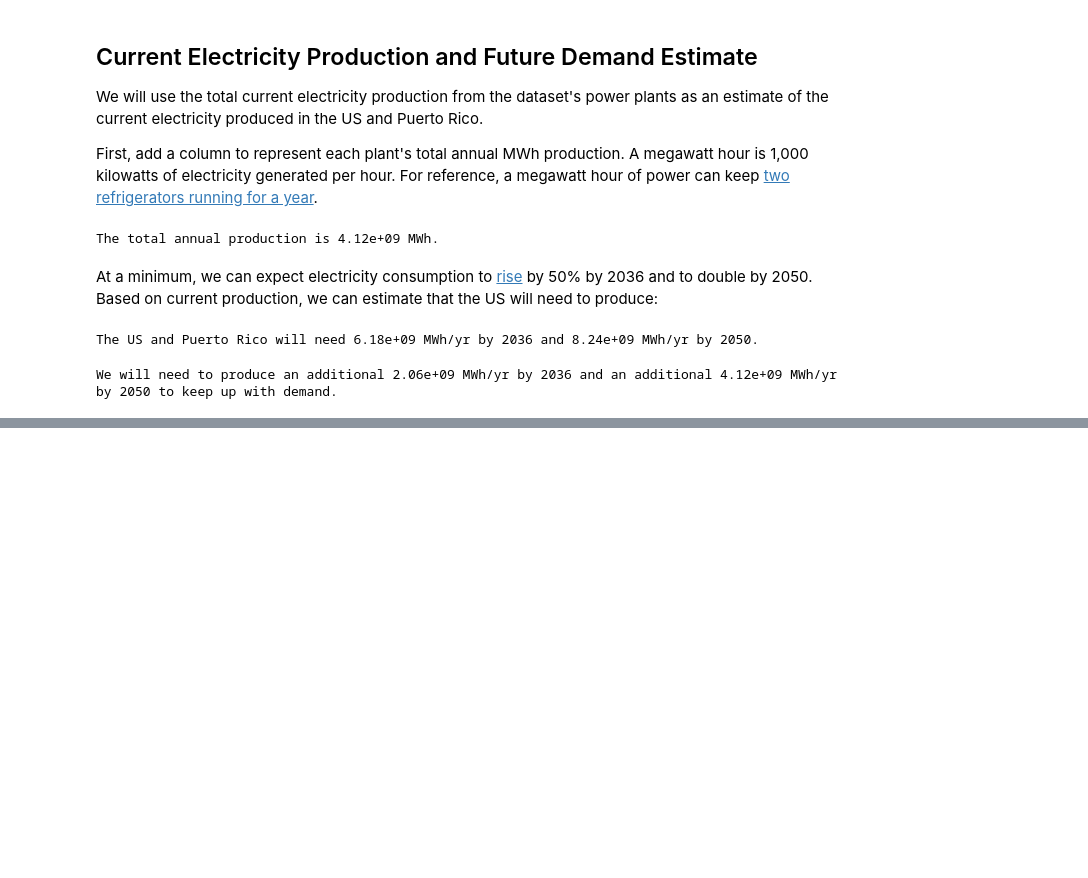
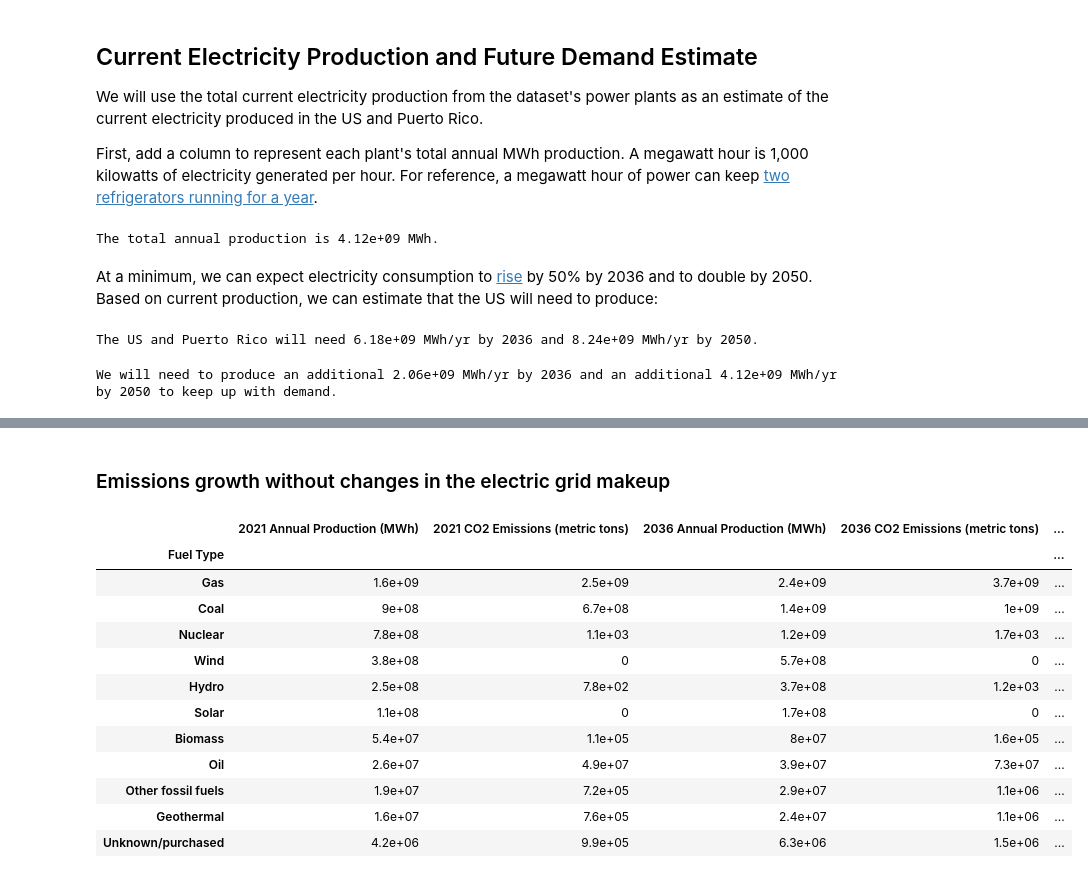
Before and after one commit to BenBagBag/egrid, a Jupyter notebook: How Green Is My Grid?.ipynb, the cells around one changed output, grey strips where cells are left out. Saved outputs shown, nothing was run; the diff lists cells and outputs as text; code cells hidden in the pictures; blank space fills up the shorter version.

```diff
--- a/How Green Is My Grid?.ipynb
+++ b/How Green Is My Grid?.ipynb
@@ -264,7 +255,9 @@ lbs_to_metric_tons_factor = 0.000453592
 fuel_type_efficiency['CO2 emissions metric tons/MWh'] = fuel_type_efficiency['CO2 emissions lb/MWh'] * lbs_to_metric_tons_factor
 
 # Ignoring the "grab bag" categories, because those include multiple fuel types
-fuel_type_efficiency[~fuel_type_efficiency['Fuel type'].isin(['OTHF', 'OFSL'])]
+fuel_type_efficiency = fuel_type_efficiency[~fuel_type_efficiency['Fuel type'].isin(['OTHF', 'OFSL'])]
+
+fuel_type_efficiency
 # %% [output]
 |  | Fuel type | CO2 emissions lb/MWh | CO2 emissions metric tons/MWh |
 | 0 | OIL | 4.1e+03 | 1.9 |
@@ -518,0 +530,6 @@ array(['HYDRO', 'OIL', 'COAL', 'GAS', 'OTHF', 'WIND', 'BIOMASS', 'SOLAR',
+# %%
+fuel_type_mappings = { 'OIL': 'Oil', 'GAS': 'Gas', 'COAL': 'Coal', 'OFSL': 'Unknown/purchased', 'OTHF': 'Other fossil fuels', 'GEOTHERMAL': 'Geothermal', 'BIOMASS': 'Biomass', 'HYDRO': 'Hydro', 'NUCLEAR': 'Nuclear', 'SOLAR': 'Solar', 'WIND': 'Wind' }
+fuel_type_efficiency = fuel_type_efficiency.replace({'Fuel type': fuel_type_mappings})
+# %%
+fuel_type_efficiency = fuel_type_efficiency.set_index('Fuel type')
+fuel_type_efficiency
@@ -518,0 +550,34 @@ array(['HYDRO', 'OIL', 'COAL', 'GAS', 'OTHF', 'WIND', 'BIOMASS', 'SOLAR',
+# %% [markdown]
+### Emissions growth without changes in the electric grid makeup
+# %%
+# 2021
+grid_growth_df_no_greening = fuel_production_by_type[['Annual Production (MWh)']]
+grid_growth_df_no_greening.columns = ['2021 Annual Production (MWh)']
+
+grid_growth_df_no_greening['2021 CO2 Emissions (metric tons)'] = fuel_type_efficiency['CO2 emissions metric tons/MWh'] * fuel_production_by_type['Annual Production (MWh)']
+
+# 2036
+# power needs will rise by 50% from 2021
+grid_growth_df_no_greening['2036 Annual Production (MWh)'] = grid_growth_df_no_greening['2021 Annual Production (MWh)'] * 1.5
+grid_growth_df_no_greening['2036 CO2 Emissions (metric tons)'] = fuel_type_efficiency['CO2 emissions metric tons/MWh'] * grid_growth_df_no_greening['2036 Annual Production (MWh)']
+
+# 2050
+# power needs will rise by 100% from 2021
+grid_growth_df_no_greening['2050 Annual Production (MWh)'] = grid_growth_df_no_greening['2021 Annual Production (MWh)'] * 2
+grid_growth_df_no_greening['2050 CO2 Emissions (metric tons)'] = fuel_type_efficiency['CO2 emissions metric tons/MWh'] * grid_growth_df_no_greening['2050 Annual Production (MWh)']
+
+grid_growth_df_no_greening
+# %% [output]
+|  | 2021 Annual Production (MWh) | 2021 CO2 Emissions (metric tons) | 2036 Annual Production (MWh) | 2036 CO2 Emissions (metric tons) | ... |
+| Fuel Type |  |  |  |  | ... |
+| Gas | 1.6e+09 | 2.5e+09 | 2.4e+09 | 3.7e+09 | ... |
+| Coal | 9e+08 | 6.7e+08 | 1.4e+09 | 1e+09 | ... |
+| Nuclear | 7.8e+08 | 1.1e+03 | 1.2e+09 | 1.7e+03 | ... |
+| Wind | 3.8e+08 | 0 | 5.7e+08 | 0 | ... |
+| Hydro | 2.5e+08 | 7.8e+02 | 3.7e+08 | 1.2e+03 | ... |
+| Solar | 1.1e+08 | 0 | 1.7e+08 | 0 | ... |
+| Biomass | 5.4e+07 | 1.1e+05 | 8e+07 | 1.6e+05 | ... |
+| Oil | 2.6e+07 | 4.9e+07 | 3.9e+07 | 7.3e+07 | ... |
+| Other fossil fuels | 1.9e+07 | 7.2e+05 | 2.9e+07 | 1.1e+06 | ... |
+| Geothermal | 1.6e+07 | 7.6e+05 | 2.4e+07 | 1.1e+06 | ... |
+| Unknown/purchased | 4.2e+06 | 9.9e+05 | 6.3e+06 | 1.5e+06 | ... |
```
Also changed, not shown: parts of 57 cells of this notebook, 4 other files.
